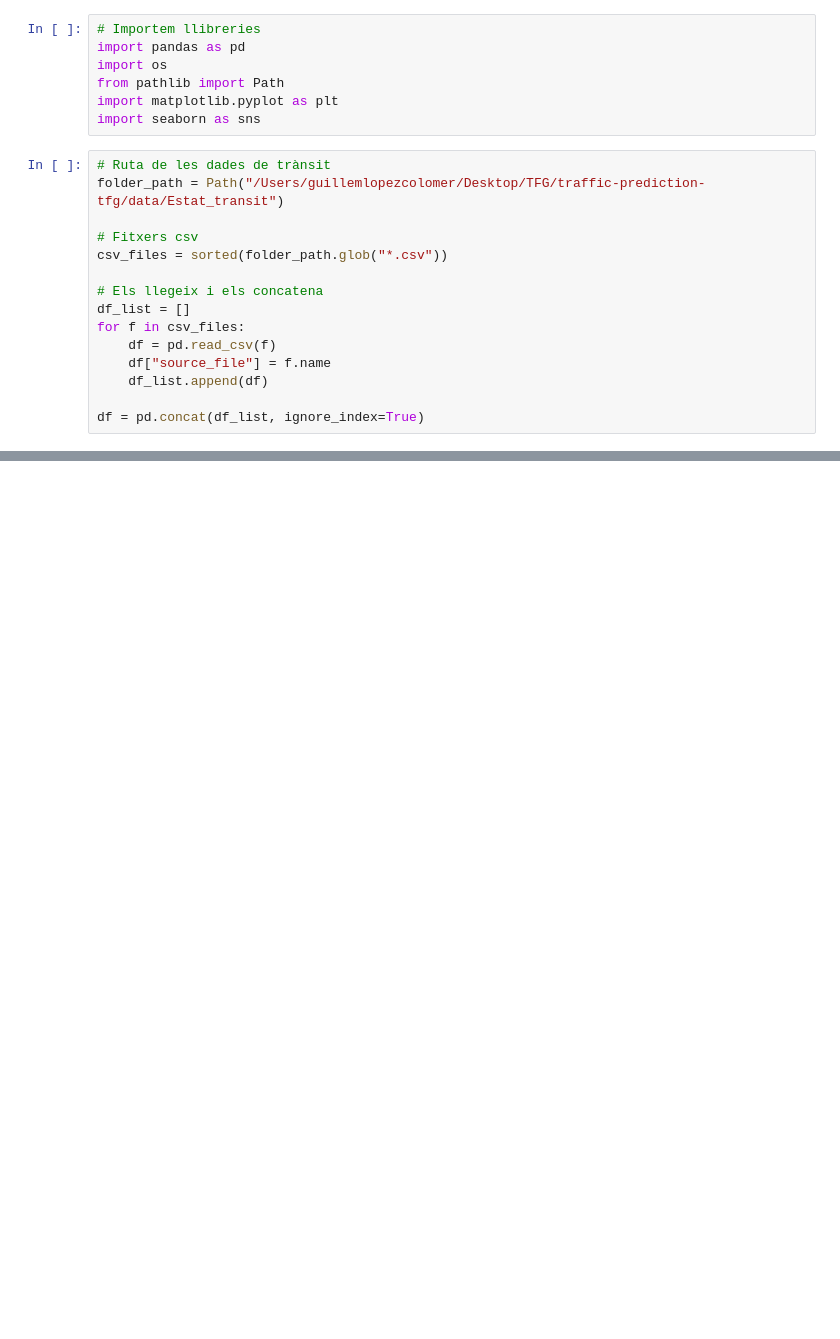
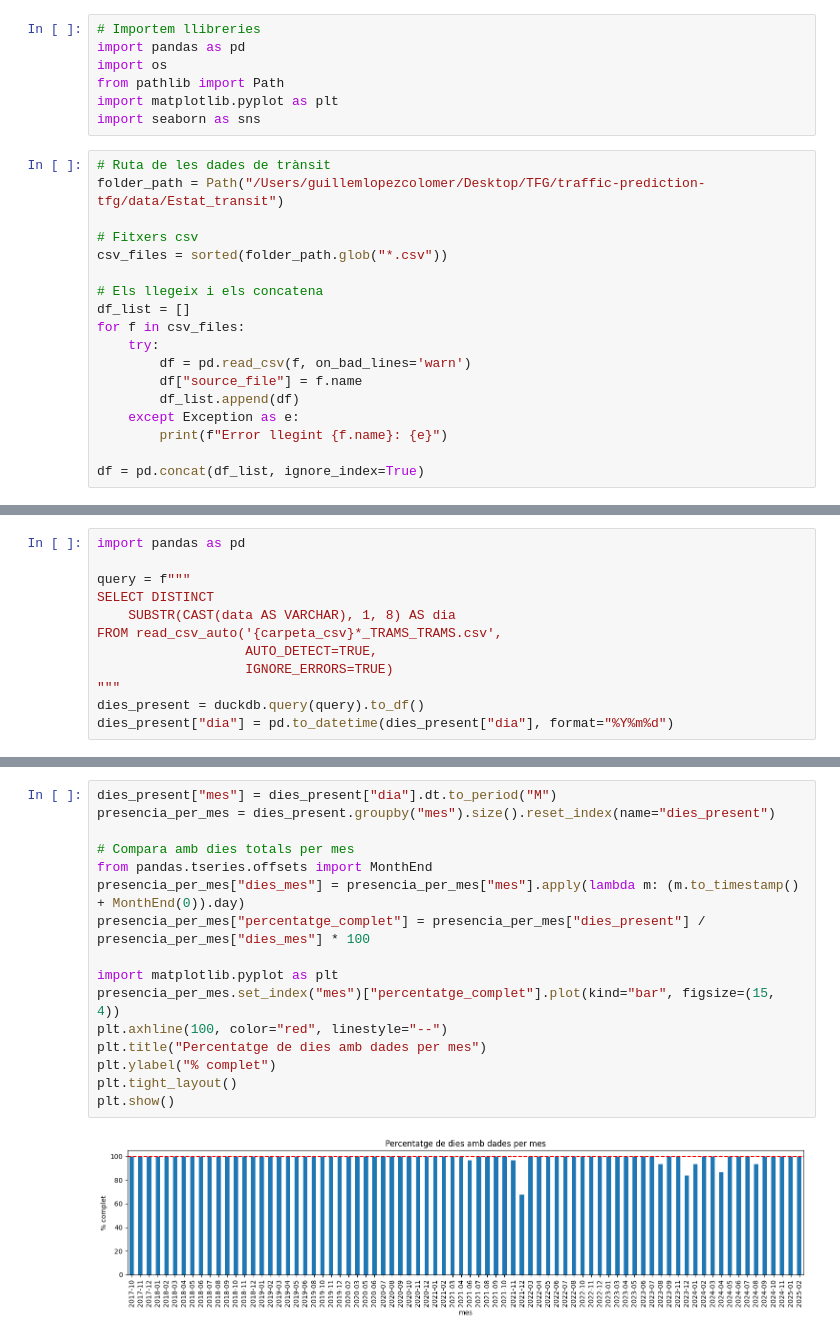
Before and after one commit to guillemlc9/traffic_prediction_tfg, a Jupyter notebook: notebooks/exploration.ipynb, the cells around one changed output, grey strips where cells are left out. Cells and saved outputs as stored; diff of their text form; blank space fills up the shorter version.

```diff
--- a/notebooks/exploration.ipynb
+++ b/notebooks/exploration.ipynb
@@ -15,9 +15,12 @@ csv_files = sorted(folder_path.glob("*.csv"))
 # Els llegeix i els concatena
 df_list = []
 for f in csv_files:
-    df = pd.read_csv(f)
-    df["source_file"] = f.name
-    df_list.append(df)
+    try:
+        df = pd.read_csv(f, on_bad_lines='warn')
+        df["source_file"] = f.name
+        df_list.append(df)
+    except Exception as e:
+        print(f"Error llegint {f.name}: {e}")
 
 df = pd.concat(df_list, ignore_index=True)
 # %% [output]
@@ -24,0 +180,12 @@ ParserError: Error tokenizing data. C error: Expected 4 fields in line 2938804,
+# %%
+import pandas as pd
+
+query = f"""
+SELECT DISTINCT
+    SUBSTR(CAST(data AS VARCHAR), 1, 8) AS dia
+FROM read_csv_auto('{carpeta_csv}*_TRAMS_TRAMS.csv',
+                   AUTO_DETECT=TRUE,
+                   IGNORE_ERRORS=TRUE)
+"""
+dies_present = duckdb.query(query).to_df()
+dies_present["dia"] = pd.to_datetime(dies_present["dia"], format="%Y%m%d")
@@ -24,0 +216,18 @@ ParserError: Error tokenizing data. C error: Expected 4 fields in line 2938804,
+# %%
+dies_present["mes"] = dies_present["dia"].dt.to_period("M")
+presencia_per_mes = dies_present.groupby("mes").size().reset_index(name="dies_present")
+
+# Compara amb dies totals per mes
+from pandas.tseries.offsets import MonthEnd
+presencia_per_mes["dies_mes"] = presencia_per_mes["mes"].apply(lambda m: (m.to_timestamp() + MonthEnd(0)).day)
+presencia_per_mes["percentatge_complet"] = presencia_per_mes["dies_present"] / presencia_per_mes["dies_mes"] * 100
+
+import matplotlib.pyplot as plt
+presencia_per_mes.set_index("mes")["percentatge_complet"].plot(kind="bar", figsize=(15, 4))
+plt.axhline(100, color="red", linestyle="--")
+plt.title("Percentatge de dies amb dades per mes")
+plt.ylabel("% complet")
+plt.tight_layout()
+plt.show()
+# %% [output]
+[figure, added]
```
Also changed, not shown: parts of 15 cells of this notebook, 1 other file.
